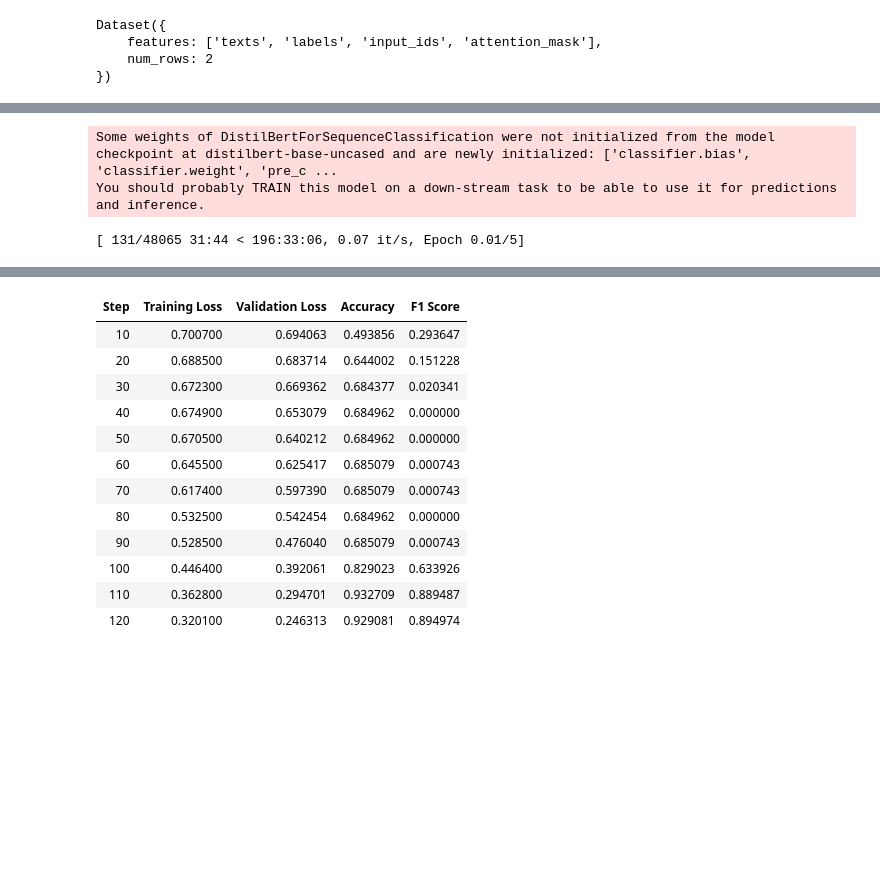
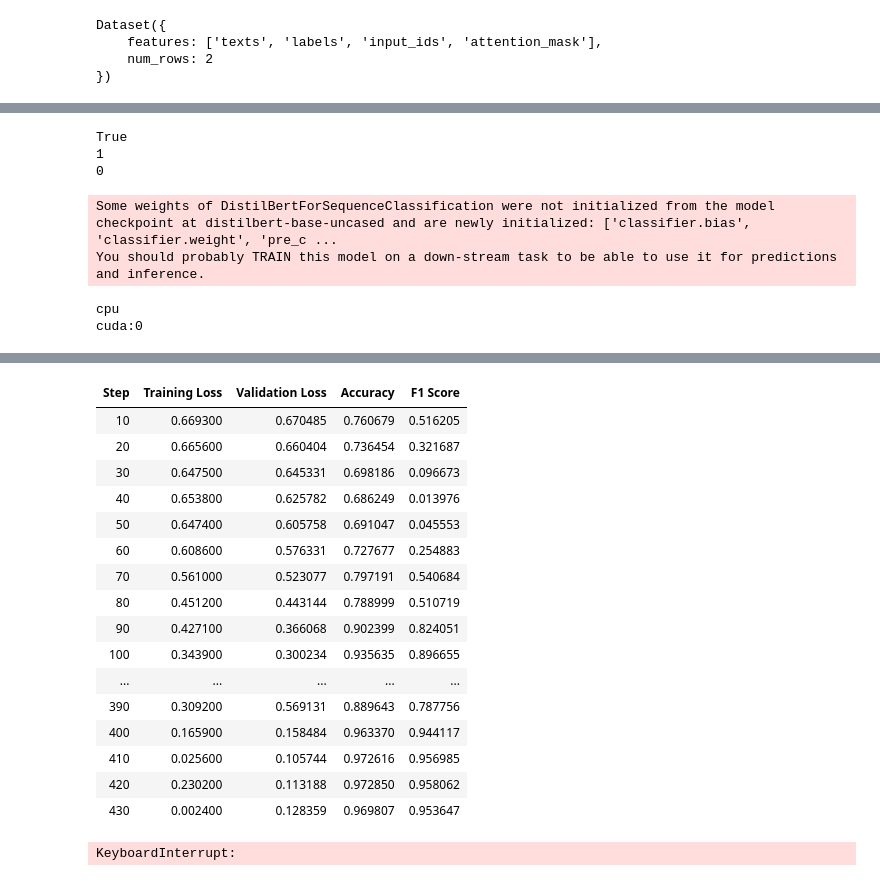
Before and after one commit to AssilZ/Hackathon-IA-vs-AI, a Jupyter notebook: test.ipynb, the cells around one changed output, grey strips where cells are left out. Drawn from its saved outputs; the diff is of its cells as text; code cells hidden in the pictures; blank space fills up the shorter version.

```diff
--- a/test.ipynb
+++ b/test.ipynb
@@ -98,22 +119,29 @@ from sklearn.metrics import accuracy_score, f1_score
 import torch
 import torch.cuda
 
+print(torch.cuda.is_available())
+print(torch.cuda.device_count())
+print(torch.cuda.current_device())
+
 # Split the dataset
-train_test_split = tokenized_datasets.train_test_split(test_size=0.1, seed=42)  # Splitting the dataset
+train_test_split = tokenized_datasets.train_test_split(test_size=0.1, seed=42)
 train_dataset = train_test_split['train']
 eval_dataset = train_test_split['test']
 
 # Load the model
 model = DistilBertForSequenceClassification.from_pretrained('distilbert-base-uncased', num_labels=2)
+print(model.device)
 
 # Check for GPU availability and set the device accordingly
 device = torch.device("cuda" if torch.cuda.is_available() else "cpu")
 model.to(device)  # Move the model to the appropriate device
+print(model.device)
+
 
 # Training arguments
 training_args = TrainingArguments(
     output_dir='./results',
-    num_train_epochs=5,
+    num_train_epochs=1,
     per_device_train_batch_size=8,
     per_device_eval_batch_size=16,
     warmup_steps=500,
@@ -145,7 +173,13 @@ trainer = Trainer(
 
 # Start training
 trainer.train()
+
+torch.save(model.state_dict(), 'model.pth')
 # %% [output]
-Some weights of DistilBertForSequenceClassification were not initialized from the model checkpoint at distilbert-base-uncased and are newly initialized: ['classifier.bias', 'classifier.weight', 'pre_c ...
-You should probably TRAIN this model on a down-stream task to be able to use it for predictions and inference.
+True
+1
+0
-[ 131/48065 31:44 < 196:33:06, 0.07 it/s, Epoch 0.01/5]
+Some weights of DistilBertForSequenceClassification were not initialized from the model checkpoint at distilbert-base-uncased and are newly initialized: ['classifier.bias', 'classifier.weight', 'pre_c ...
+You should probably TRAIN this model on a down-stream task to be able to use it for predictions and inference.
+cpu
+cuda:0
@@ -152,13 +187,18 @@ You should probably TRAIN this model on a down-stream task to be able to use it
 | Step | Training Loss | Validation Loss | Accuracy | F1 Score |
-| 10 | 0.700700 | 0.694063 | 0.493856 | 0.293647 |
-| 20 | 0.688500 | 0.683714 | 0.644002 | 0.151228 |
-| 30 | 0.672300 | 0.669362 | 0.684377 | 0.020341 |
-| 40 | 0.674900 | 0.653079 | 0.684962 | 0.000000 |
-| 50 | 0.670500 | 0.640212 | 0.684962 | 0.000000 |
-| 60 | 0.645500 | 0.625417 | 0.685079 | 0.000743 |
-| 70 | 0.617400 | 0.597390 | 0.685079 | 0.000743 |
-| 80 | 0.532500 | 0.542454 | 0.684962 | 0.000000 |
-| 90 | 0.528500 | 0.476040 | 0.685079 | 0.000743 |
-| 100 | 0.446400 | 0.392061 | 0.829023 | 0.633926 |
-| 110 | 0.362800 | 0.294701 | 0.932709 | 0.889487 |
-| 120 | 0.320100 | 0.246313 | 0.929081 | 0.894974 |
+| 10 | 0.669300 | 0.670485 | 0.760679 | 0.516205 |
+| 20 | 0.665600 | 0.660404 | 0.736454 | 0.321687 |
+| 30 | 0.647500 | 0.645331 | 0.698186 | 0.096673 |
+| 40 | 0.653800 | 0.625782 | 0.686249 | 0.013976 |
+| 50 | 0.647400 | 0.605758 | 0.691047 | 0.045553 |
+| 60 | 0.608600 | 0.576331 | 0.727677 | 0.254883 |
+| 70 | 0.561000 | 0.523077 | 0.797191 | 0.540684 |
+| 80 | 0.451200 | 0.443144 | 0.788999 | 0.510719 |
+| 90 | 0.427100 | 0.366068 | 0.902399 | 0.824051 |
+| 100 | 0.343900 | 0.300234 | 0.935635 | 0.896655 |
+| ... | ... | ... | ... | ... |
+| 390 | 0.309200 | 0.569131 | 0.889643 | 0.787756 |
+| 400 | 0.165900 | 0.158484 | 0.963370 | 0.944117 |
+| 410 | 0.025600 | 0.105744 | 0.972616 | 0.956985 |
+| 420 | 0.230200 | 0.113188 | 0.972850 | 0.958062 |
+| 430 | 0.002400 | 0.128359 | 0.969807 | 0.953647 |
+KeyboardInterrupt:
```
Also changed, not shown: parts of 4 cells of this notebook.
